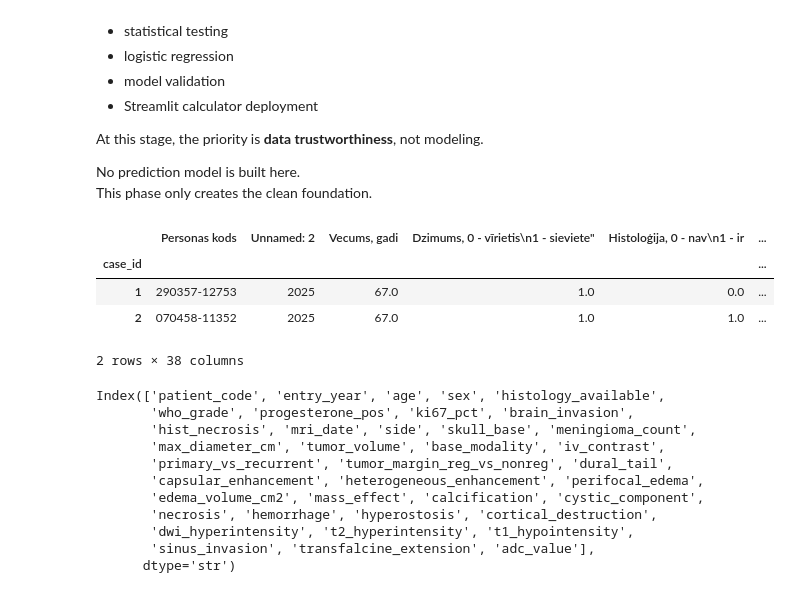
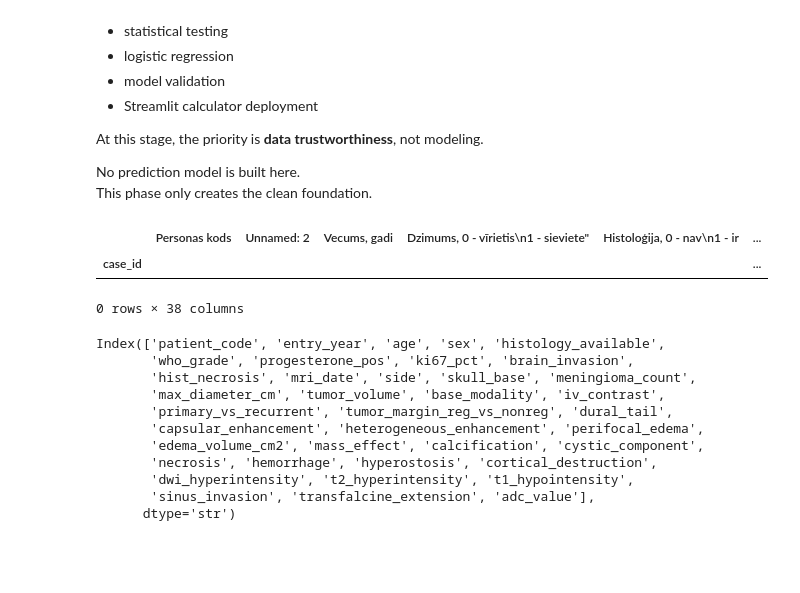
Before and after one commit to DrAndrushka/meningioma-atypier, a Jupyter notebook: meningioma_test_track.ipynb, the cells around one changed output. Cells and saved outputs as stored; diff of their text form; code cells hidden in the pictures; blank space fills up the shorter version.

```diff
--- a/meningioma_test_track.ipynb
+++ b/meningioma_test_track.ipynb
@@ -27,19 +27,17 @@ from pathlib import Path
 # %%
 #🟧🟧🟧 load dataset and define the ID col
 df = pd.read_excel(
     "data/test_Meningiomas_PSKUS_grants.xlsx",
     index_col="Nr."
     )
 
 df.index.name = "case_id"
 
-df.head(2)
+df.head(0)
 # %% [output]
 |  | Personas kods | Unnamed: 2 | Vecums, gadi | Dzimums, 0 - vīrietis\n1 - sieviete" | Histoloģija, 0 - nav\n1 - ir | ... |
 | case_id |  |  |  |  |  | ... |
-| 1 | 290357-12753 | 2025 | 67.0 | 1.0 | 0.0 | ... |
-| 2 | 070458-11352 | 2025 | 67.0 | 1.0 | 1.0 | ... |
-2 rows × 38 columns
+0 rows × 38 columns
 # %%
 #🟧🟧🟧 comfort renaming
 COLUMN_RENAME_MAP = {
```
